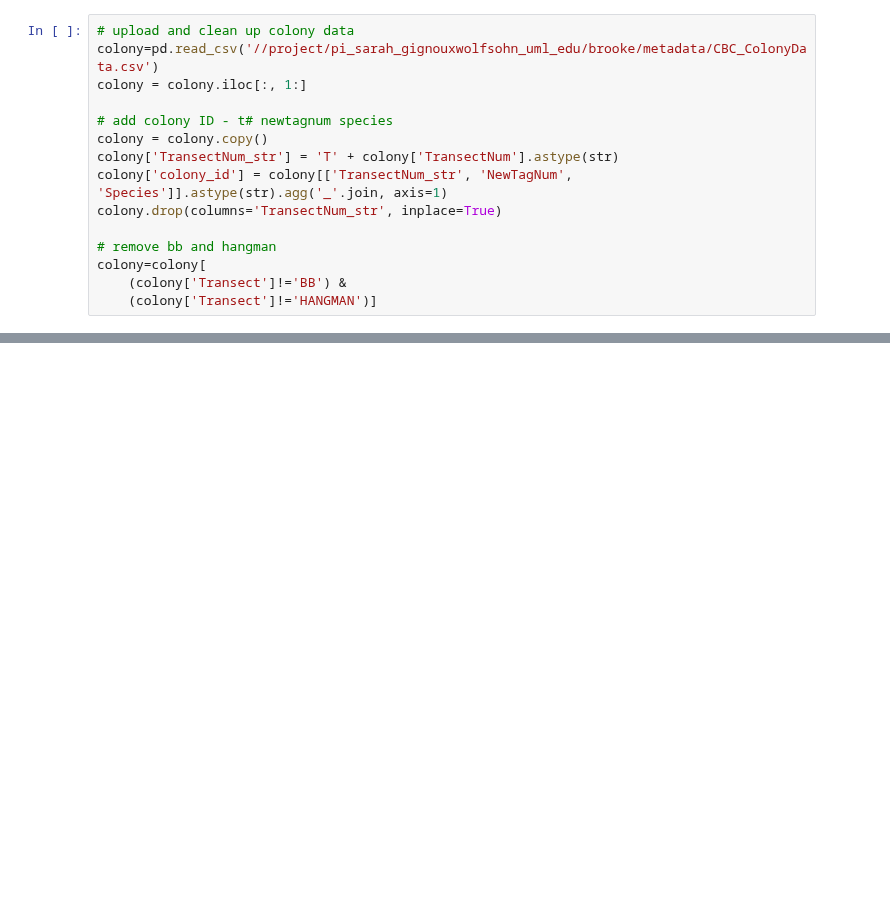
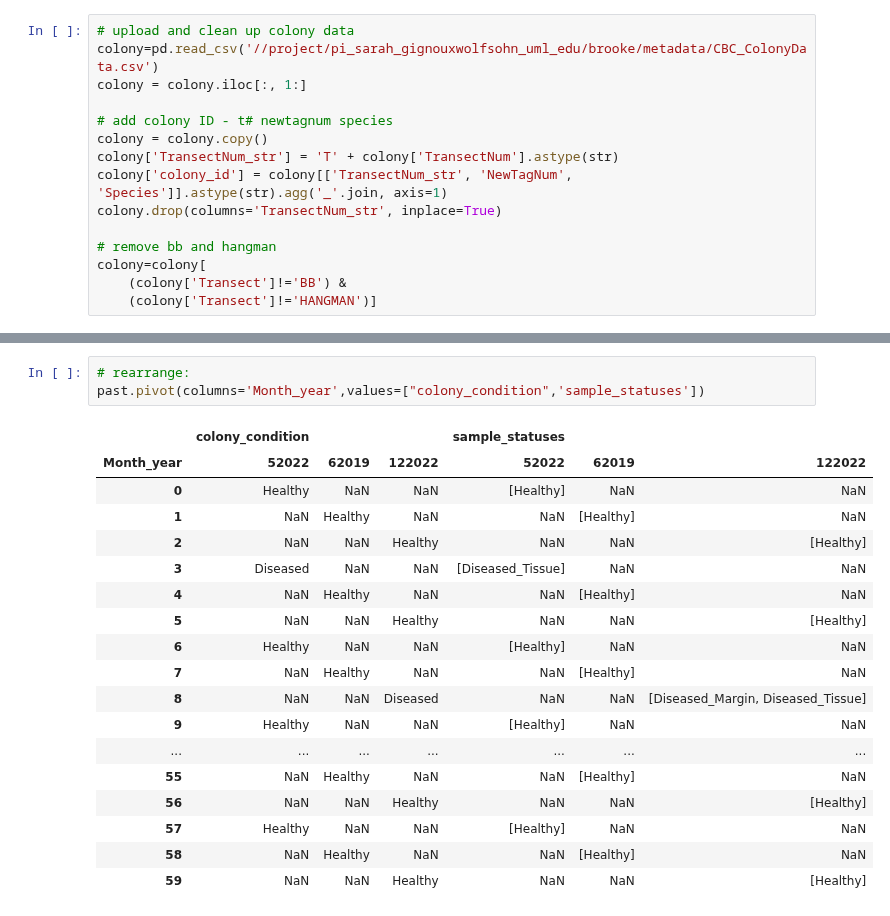
Before and after one commit to brookewicz/CBC_metagenomics, a Jupyter notebook: all_sctld/sample_lists.ipynb, the cells around one changed output, grey strips where cells are left out. Drawn from its saved outputs; the diff is of its cells as text; blank space fills up the shorter version.

```diff
--- a/all_sctld/sample_lists.ipynb
+++ b/all_sctld/sample_lists.ipynb
@@ -949,0 +919,22 @@ all_false_matches
+# %%
+# rearrange:
+past.pivot(columns='Month_year',values=["colony_condition",'sample_statuses'])
+# %% [output]
+|  | colony_condition |  |  | sample_statuses |  |  |
+| Month_year | 52022 | 62019 | 122022 | 52022 | 62019 | 122022 |
+| 0 | Healthy | NaN | NaN | [Healthy] | NaN | NaN |
+| 1 | NaN | Healthy | NaN | NaN | [Healthy] | NaN |
+| 2 | NaN | NaN | Healthy | NaN | NaN | [Healthy] |
+| 3 | Diseased | NaN | NaN | [Diseased_Tissue] | NaN | NaN |
+| 4 | NaN | Healthy | NaN | NaN | [Healthy] | NaN |
+| 5 | NaN | NaN | Healthy | NaN | NaN | [Healthy] |
+| 6 | Healthy | NaN | NaN | [Healthy] | NaN | NaN |
+| 7 | NaN | Healthy | NaN | NaN | [Healthy] | NaN |
+| 8 | NaN | NaN | Diseased | NaN | NaN | [Diseased_Margin, Diseased_Tissue] |
+| 9 | Healthy | NaN | NaN | [Healthy] | NaN | NaN |
+| ... | ... | ... | ... | ... | ... | ... |
+| 55 | NaN | Healthy | NaN | NaN | [Healthy] | NaN |
+| 56 | NaN | NaN | Healthy | NaN | NaN | [Healthy] |
+| 57 | Healthy | NaN | NaN | [Healthy] | NaN | NaN |
+| 58 | NaN | Healthy | NaN | NaN | [Healthy] | NaN |
+| 59 | NaN | NaN | Healthy | NaN | NaN | [Healthy] |
```
Also changed, not shown: parts of 20 cells of this notebook.
